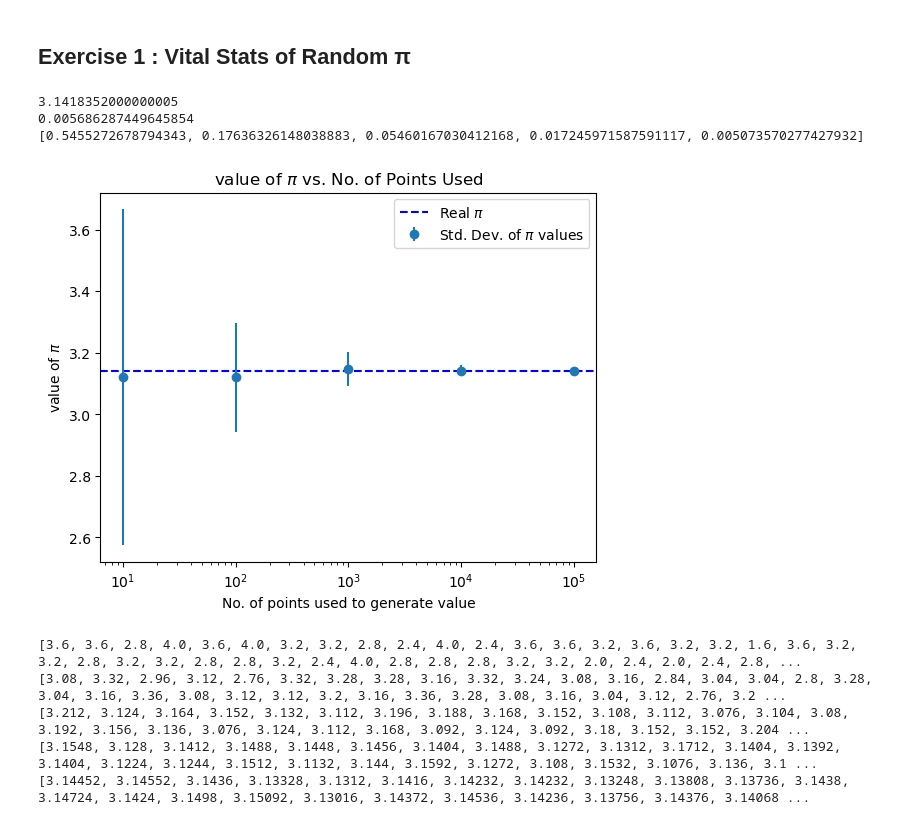
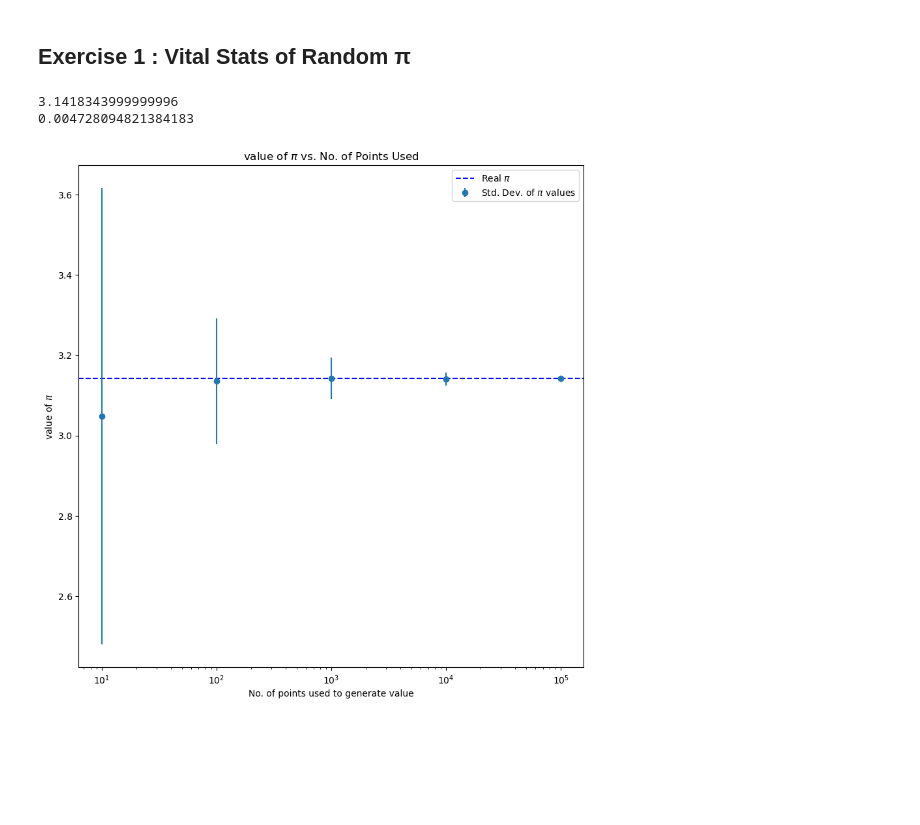
Before and after one commit to SPS-SP2273/learning-portfolio-yugan01, a Jupyter notebook: random numbers/random_numbers_(good).ipynb, the cells around one changed output. Saved outputs shown, nothing was run; the diff lists cells and outputs as text; code cells hidden in the pictures; blank space fills up the shorter version.

```diff
--- a/random numbers/random_numbers_(good).ipynb
+++ b/random numbers/random_numbers_(good).ipynb
@@ -173,62 +173,35 @@ def estimate_pi(n):
     return 4 * (N_green / n)
 lis = [estimate_pi(i) for _ in range(100)]
 mean1 = np.mean(lis)
 print(mean1)
 std1 = np.std(lis)
 print(std1)
 y = []
 sd = []
 mean = []
 
 x = np.array([10, 100, 1000, 10_000, 100_000])
 for i in x:
     r = [estimate_pi(i) for _ in range(100)]
     y.append(r)
     mean.append(np.mean(r))
     sd.append(np.std(r))
 
-#y = [estimate_pi(i) for i in x]
-Y_value = []
-Y_ERR = []
-for o in x:
-    j = [estimate_pi(o) for i in range(100)]
-    Y_value.append(np.mean(j))
-    Y_ERR.append(np.std(j))
-
-plot(x, Y_value, yerr = Y_ERR)
 ''''
 fig, ax = plt.subplots(ncols = 1, nrows = 1)
 ax.set.axhline(np.pi, ls = '--', c = 'blue')
 ax[0].set.xscale('log')
 '''''
-
+plt.figure(figsize = (10,10))
 plt.axhline(np.pi, ls = '--', c = 'blue', label = 'Real $\pi$')
 plt.errorbar(x, mean, fmt = 'o', yerr = sd, label = r'Std. Dev. of $\pi$ values')
 plt.xlabel('No. of points used to generate value')
-plt.ylabel('value of ' + r'$\pi$')
+plt.ylabel('value of $\pi$')
 plt.xscale('log')
 plt.title('value of ' + r'$\pi$' + ' vs. No. of Points Used')
 plt.legend(loc = 'upper right')
 plt.show()
 # %% [output]
-3.1418352000000005
-0.005686287449645854
-[0.5455272678794343, 0.17636326148038883, 0.05460167030412168, 0.017245971587591117, 0.005073570277427932]
+3.1418343999999996
+0.004728094821384183
-[figure, old version]
+[figure, new version]
-# %%
-y = []
-sd = []
-mean  = []
-for i in [10, 10**2, 10**3, 10**4, 10**5]:
-    j = [estimate_pi(i) for _ in range(100)]
-    print(j)
-    y.append(j)
-    sd.append(np.std(j))
-    np.mean(j)
-    np.std(j)
-# %% [output]
-[3.6, 3.6, 2.8, 4.0, 3.6, 4.0, 3.2, 3.2, 2.8, 2.4, 4.0, 2.4, 3.6, 3.6, 3.2, 3.6, 3.2, 3.2, 1.6, 3.6, 3.2, 3.2, 2.8, 3.2, 3.2, 2.8, 2.8, 3.2, 2.4, 4.0, 2.8, 2.8, 2.8, 3.2, 3.2, 2.0, 2.4, 2.0, 2.4, 2.8, ...
-[3.08, 3.32, 2.96, 3.12, 2.76, 3.32, 3.28, 3.28, 3.16, 3.32, 3.24, 3.08, 3.16, 2.84, 3.04, 3.04, 2.8, 3.28, 3.04, 3.16, 3.36, 3.08, 3.12, 3.12, 3.2, 3.16, 3.36, 3.28, 3.08, 3.16, 3.04, 3.12, 2.76, 3.2 ...
-[3.212, 3.124, 3.164, 3.152, 3.132, 3.112, 3.196, 3.188, 3.168, 3.152, 3.108, 3.112, 3.076, 3.104, 3.08, 3.192, 3.156, 3.136, 3.076, 3.124, 3.112, 3.168, 3.092, 3.124, 3.092, 3.18, 3.152, 3.152, 3.204 ...
-[3.1548, 3.128, 3.1412, 3.1488, 3.1448, 3.1456, 3.1404, 3.1488, 3.1272, 3.1312, 3.1712, 3.1404, 3.1392, 3.1404, 3.1224, 3.1244, 3.1512, 3.1132, 3.144, 3.1592, 3.1272, 3.108, 3.1532, 3.1076, 3.136, 3.1 ...
-[3.14452, 3.14552, 3.1436, 3.13328, 3.1312, 3.1416, 3.14232, 3.14232, 3.13248, 3.13808, 3.13736, 3.1438, 3.14724, 3.1424, 3.1498, 3.15092, 3.13016, 3.14372, 3.14536, 3.14236, 3.13756, 3.14376, 3.14068 ...
```
Also changed, not shown: 1 other file.
